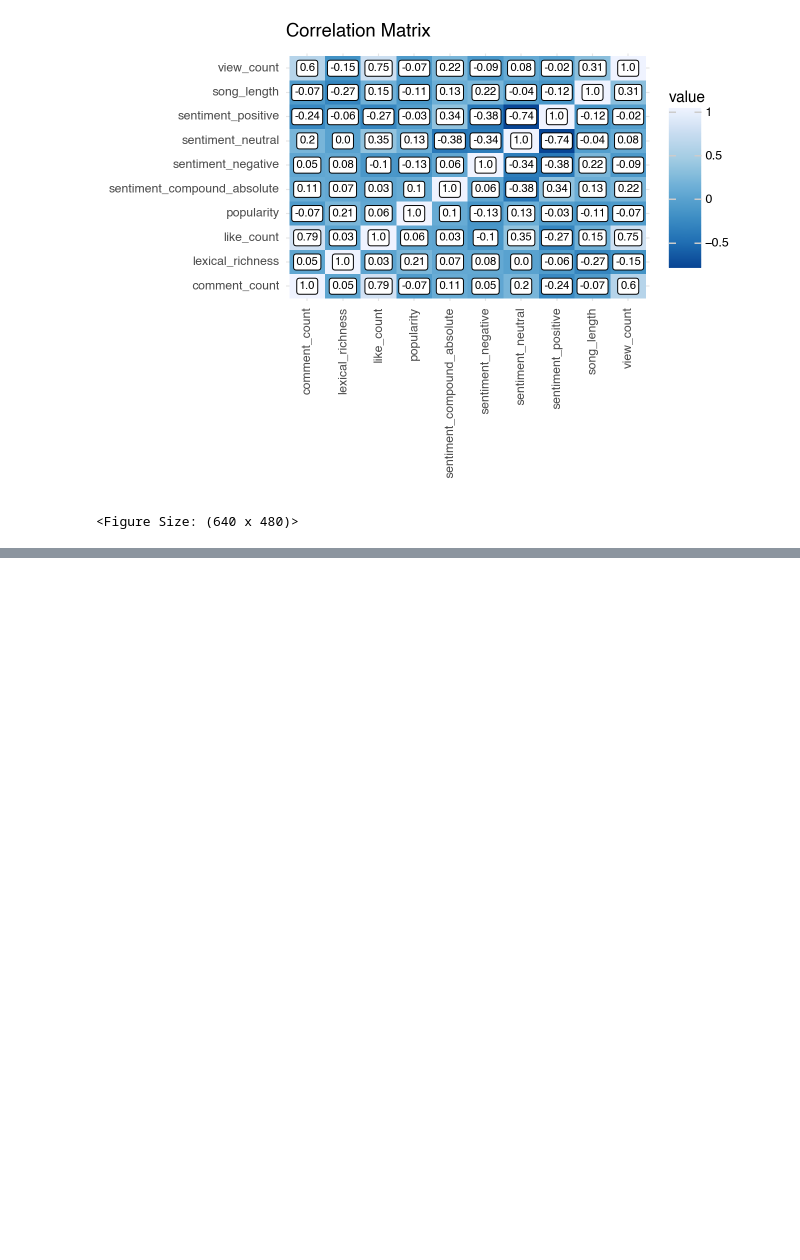
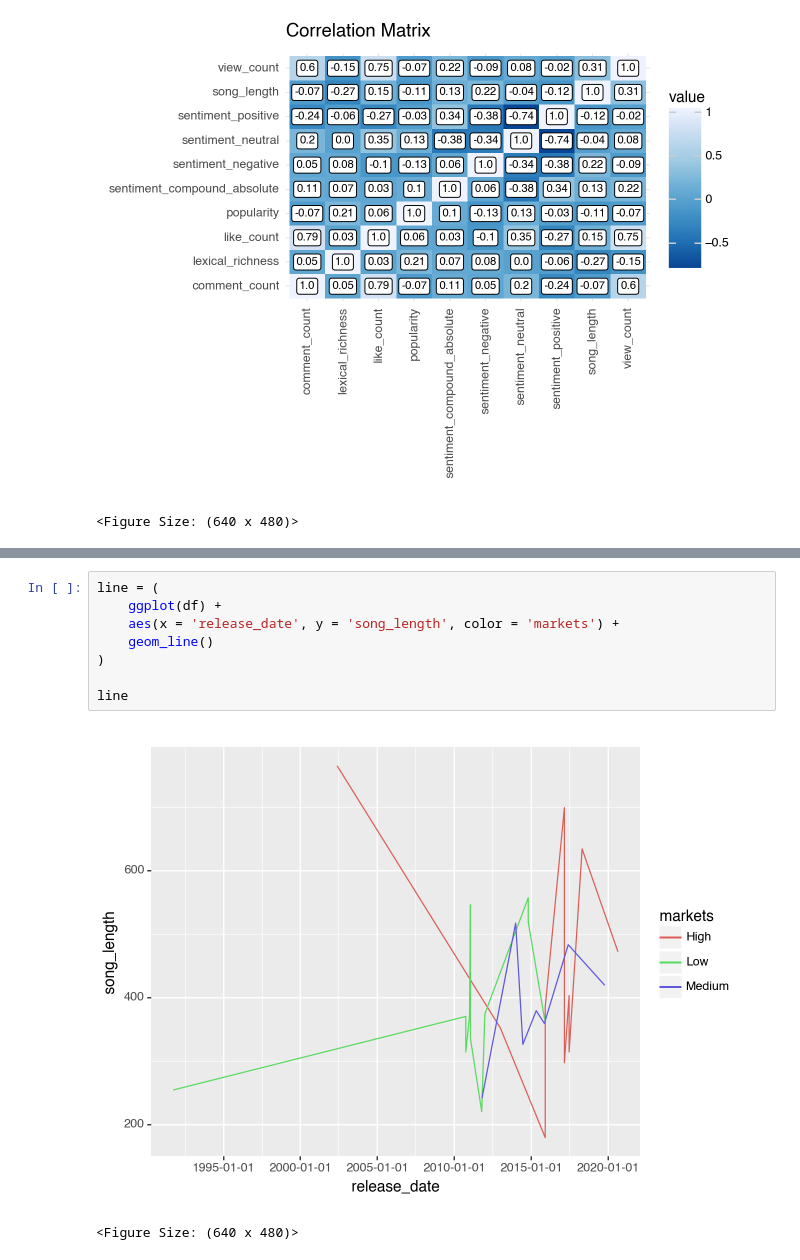
Before and after one commit to lse-ds105/ds105a-project-music-metrics, a Jupyter notebook: notebooks/ruikai_2024.ipynb, the cells around one changed output, grey strips where cells are left out. Drawn from its saved outputs; the diff is of its cells as text; blank space fills up the shorter version.

Commit message:
added some plots

```diff
--- a/notebooks/ruikai_2024.ipynb
+++ b/notebooks/ruikai_2024.ipynb
@@ -359,3 +359,14 @@ g
 # %% [output]
 [figure]
 <Figure Size: (640 x 480)>
+# %%
+line = (
+    ggplot(df) +
+    aes(x = 'release_date', y = 'song_length', color = 'markets') +
+    geom_line()
+)
+
+line
+# %% [output]
+[figure, added]
+<Figure Size: (640 x 480)>
```
Also changed, not shown: parts of 4 cells of this notebook.
